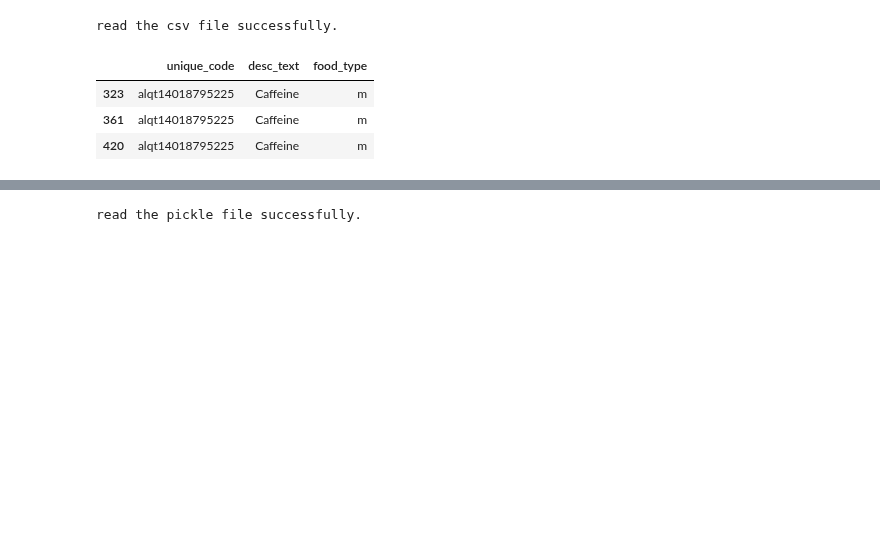
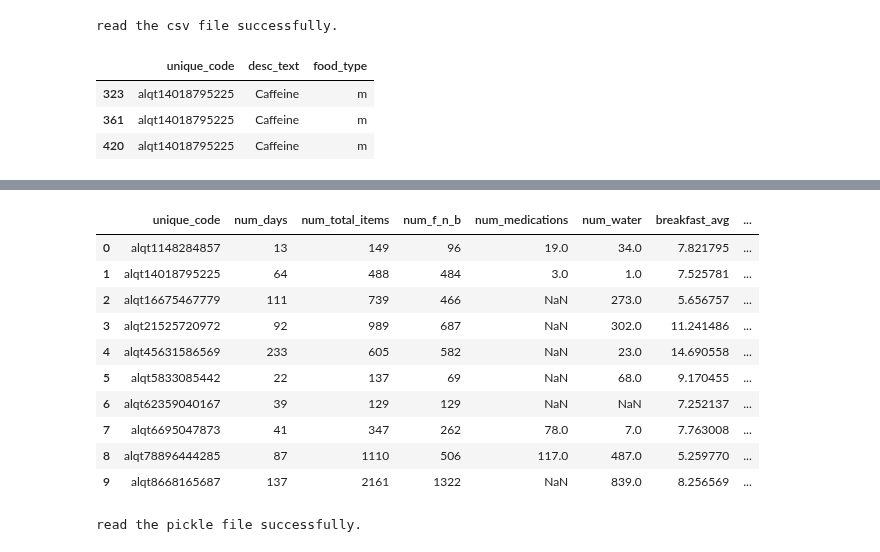
Before and after one commit to tktran11/treets, a Jupyter notebook: 00_core.ipynb, the cells around one changed output, grey strips where cells are left out. Drawn from its saved outputs; the diff is of its cells as text; code cells hidden in the pictures; blank space fills up the shorter version.

Commit message:
update eating interval and summary

```diff
--- a/00_core.ipynb
+++ b/00_core.ipynb
@@ -642,3 +638,34 @@ read the csv file successfully.
 | 323 | alqt14018795225 | Caffeine | m |
 | 361 | alqt14018795225 | Caffeine | m |
 | 420 | alqt14018795225 | Caffeine | m |
+# %%
+#export
+def eating_intervals_percentile(in_path, time_col, identifier):
+    """
+    Description:\n
+       This function calculates the .025, .05, .10, .125, .25, .5, .75, .875, .9, .95, .975 quantile of eating time and mid 95%, mid 90%, mid 80%, mid 75% and mid 50% duration for each user.\n
+
+    Input:\n
+        - in_path : input path, file in pickle, csv or panda dataframe format.\n
+        - time_col(str) : the column that represents the eating time
+        - identitfier(str) : participants' unique identifier such as id, name, etc
+
+    Return:\n
+        - A summary table with count, mean, std, min, quantiles and mid durations for all subjects from the in_path file.\n
+
+
+    """
+
+    df = universal_key(in_path)
+
+    ptile = df.groupby(identifier)[time_col].describe(percentiles=[.025, .05, .10, .125, .25, .5, .75, .875, .9, .95, .975])
+    ll = ['2.5%','5%','10%','12.5%','25%']
+    ul = ['97.5%','95%', '90%','87.5%', '75%']
+    mp = ['duration mid 95%', 'duration mid 90%', 'duration mid 80%', 'duration mid 75%','duration mid 50%']
+    for low, upp, midp in zip(ll,ul,mp):
+        ptile[midp] = ptile[upp] - ptile[low]
+
+    return ptile
+# %%
+df = load_public_data('data/test_food_details.csv')
+eating_intervals_percentile(df, 'local_time', 'unique_code').iloc[:2]
@@ -645,3 +753,18 @@ read the csv file successfully.
+# %%
+df = load_public_data('data/test_food_details.csv')
+summarize_data(df, 'local_time', 'unique_code')
+# %% [output]
+|  | unique_code | num_days | num_total_items | num_f_n_b | num_medications | num_water | breakfast_avg | ... |
+| 0 | alqt1148284857 | 13 | 149 | 96 | 19.0 | 34.0 | 7.821795 | ... |
+| 1 | alqt14018795225 | 64 | 488 | 484 | 3.0 | 1.0 | 7.525781 | ... |
+| 2 | alqt16675467779 | 111 | 739 | 466 | NaN | 273.0 | 5.656757 | ... |
+| 3 | alqt21525720972 | 92 | 989 | 687 | NaN | 302.0 | 11.241486 | ... |
+| 4 | alqt45631586569 | 233 | 605 | 582 | NaN | 23.0 | 14.690558 | ... |
+| 5 | alqt5833085442 | 22 | 137 | 69 | NaN | 68.0 | 9.170455 | ... |
+| 6 | alqt62359040167 | 39 | 129 | 129 | NaN | NaN | 7.252137 | ... |
+| 7 | alqt6695047873 | 41 | 347 | 262 | 78.0 | 7.0 | 7.763008 | ... |
+| 8 | alqt78896444285 | 87 | 1110 | 506 | 117.0 | 487.0 | 5.259770 | ... |
+| 9 | alqt8668165687 | 137 | 2161 | 1322 | NaN | 839.0 | 8.256569 | ... |
 # %%
 # export
 def breakfast_analysis_summary(in_path):
```
Also changed, not shown: parts of 7 cells of this notebook, 4 other files.
